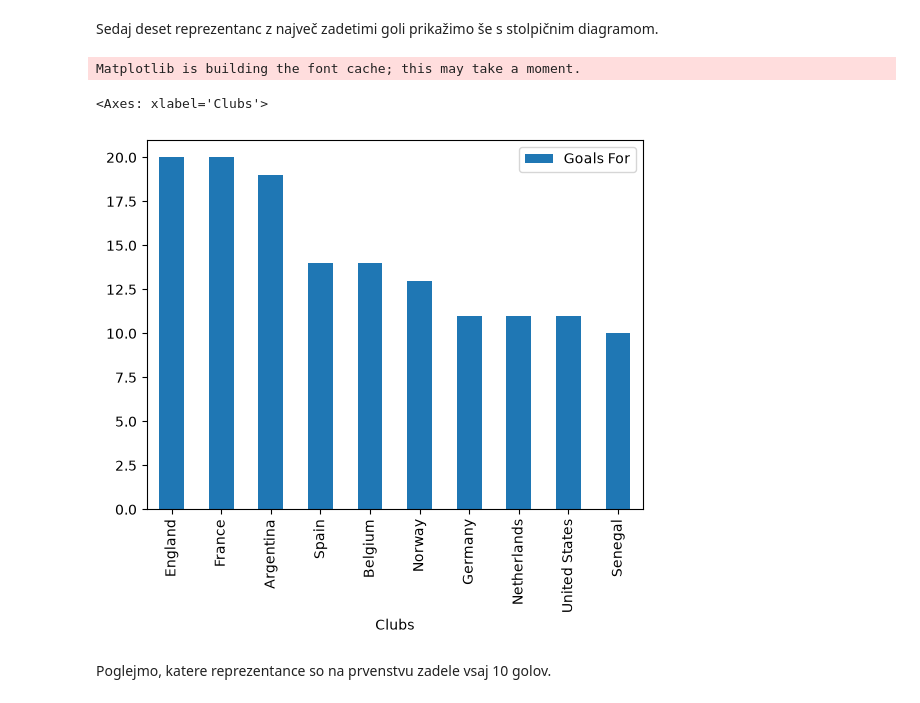
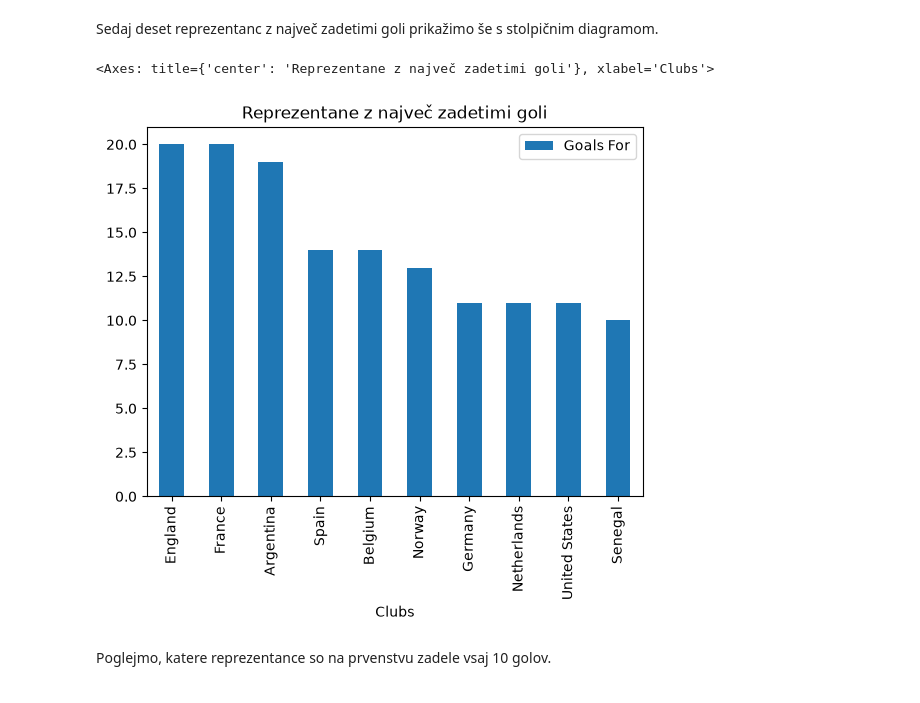
Before and after one commit to zalakmetic/UVP_projektna_naloga, a Jupyter notebook: analiza.ipynb, the cells around one changed output. Cells and saved outputs as stored; diff of their text form; code cells hidden in the pictures.

```diff
--- a/analiza.ipynb
+++ b/analiza.ipynb
@@ -121,11 +121,10 @@ najvec_golov
 # %% [markdown]
 Sedaj deset reprezentanc z največ zadetimi goli prikažimo še s stolpičnim diagramom.
 # %%
-goals_for.head(10).plot.bar(x="Clubs", y="Goals For")
+goals_for.head(10).plot.bar(x="Clubs", y="Goals For", title="Reprezentane z največ zadetimi goli")
 # %% [output]
-Matplotlib is building the font cache; this may take a moment.
+<Axes: title={'center': 'Reprezentane z največ zadetimi goli'}, xlabel='Clubs'>
-<Axes: xlabel='Clubs'>
-[figure, old version]
+[figure, new version]
 # %% [markdown]
 Poglejmo, katere reprezentance so na prvenstvu zadele vsaj 10 golov.
 # %%
```
Also changed, not shown: parts of 11 cells of this notebook.
